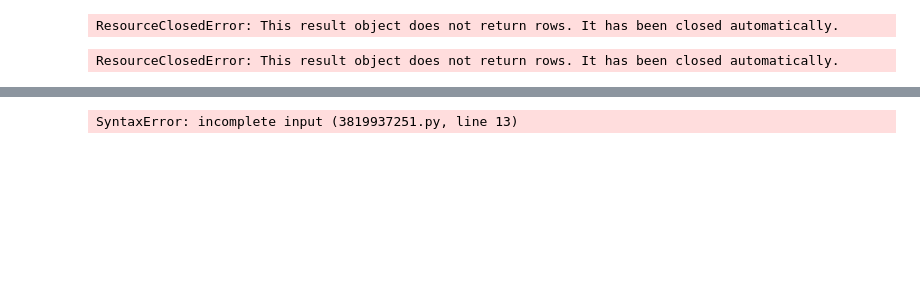
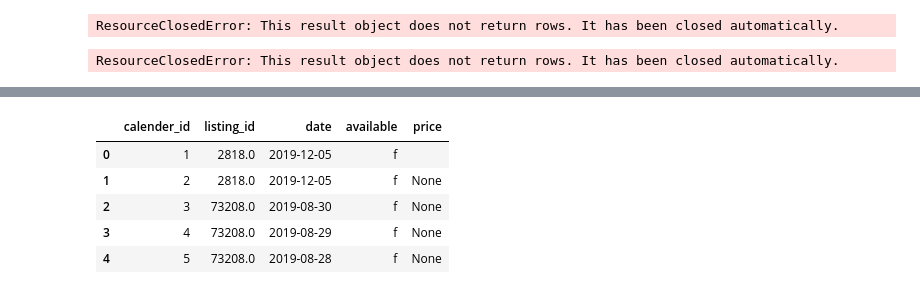
Before and after one commit to idjey/DEtheHardWay, a Jupyter notebook: airBnb_dataModeling.ipynb, the cells around one changed output, grey strips where cells are left out. Saved outputs shown, nothing was run; the diff lists cells and outputs as text; code cells hidden in the pictures; blank space fills up the shorter version.

```diff
--- a/airBnb_dataModeling.ipynb
+++ b/airBnb_dataModeling.ipynb
@@ -517,14 +590,24 @@ queryTable(createFact)
+# %%
+queryBase("""SELECT * FROM dim_calendar LIMIT 5""")
+# %% [output]
+|  | calender_id | listing_id | date | available | price |
+| 0 | 1 | 2818.0 | 2019-12-05 | f |  |
+| 1 | 2 | 2818.0 | 2019-12-05 | f | None |
+| 2 | 3 | 73208.0 | 2019-08-30 | f | None |
+| 3 | 4 | 73208.0 | 2019-08-29 | f | None |
+| 4 | 5 | 73208.0 | 2019-08-28 | f | None |
 # %%
 insertFact="""INSERT INTO fact_listing(listing_id,location_key,review_key,
-                    host_key,info_key, price, available)
+                    host_key,info_key)
                 SELECT
-                    ll.listing_id as listing_id,
+                    ll.id as listing_id,
                     dl.location_id as location_key,
-                    dr.review_id as review_key,
+                    dr.prop_review_id as review_key,
                     dh.dimhost_id as host_key,
-                    di.info_id as info_key,
-                    c.price, c.available
-                FROM listings_details as ll
-                JOIN calendar c ON ll.listing_id = c.listing_id;"""
+                    di.info_id as info_key
+                FROM listings_details AS ll
+                JOIN dim_location AS dl ON ll.id = dl.location_id
+                JOIN dim_review AS dr ON dl.location_id = dr.prop_review_id
+                JOIN dim_information AS di ON dr.prop_review_id = di.info_id
+                JOIN dim_host AS dh ON di.info_id = dh.dimhost_id;"""
+queryTable(insertFact)
-# %% [output]
-SyntaxError: incomplete input (3819937251.py, line 13)
```
Also changed, not shown: parts of 26 cells of this notebook, 2 other files.
